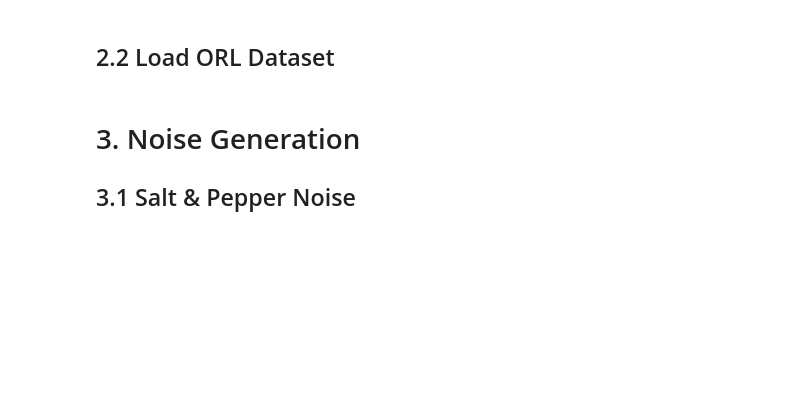
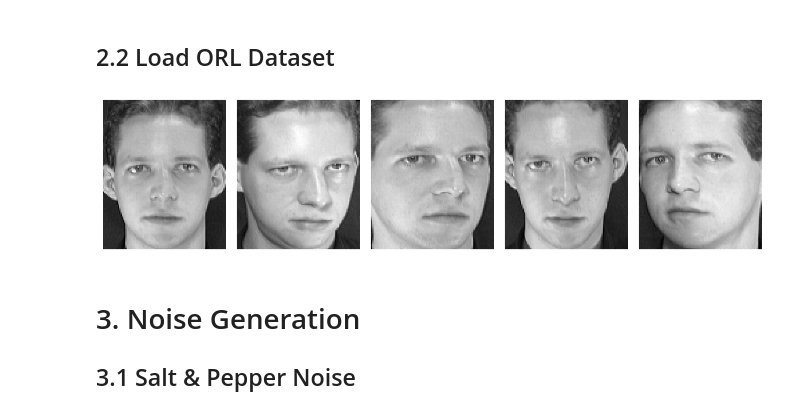
Before and after one commit to PartinGQAQ/COMP5328, a Jupyter notebook: Assignment_new_structure.ipynb, the cells around one changed output. Drawn from its saved outputs; the diff is of its cells as text; code cells hidden in the pictures; blank space fills up the shorter version.

```diff
--- a/Assignment_new_structure.ipynb
+++ b/Assignment_new_structure.ipynb
@@ -91,5 +91,47 @@ plt.show()
 # %% [markdown]
 ## 2.2 Load ORL Dataset
+# %%
+def load_orl_data(root="./data/ORL", reduce=1):
+
+    image_cols, label_list = [], []
+
+    for idx, person_name in enumerate(sorted(os.listdir(root))):
+        person_path = os.path.join(root, person_name)
+        if not os.path.isdir(person_path):
+            continue
+
+        for fname in sorted(os.listdir(person_path)):
+            if not fname.lower().endswith(".pgm"):
+                continue
+            img_path = os.path.join(person_path, fname)
+            img = Image.open(img_path).convert("L")
+            if reduce != 1:
+                w, h = img.size
+                img = img.resize((w // reduce, h // reduce))
+
+            arr = np.asarray(img, dtype=np.float32) / 255.0
+            image_cols.append(arr.reshape(-1, 1))
+            label_list.append(idx)
+
+    images = np.concatenate(image_cols, axis=1)
+    labels = np.array(label_list, dtype=int)
+    return images, labels
+
+# Read data
+images, labels = load_orl_data(root="./data/ORL", reduce=1)
+
+# Display the first 10 images
+plt.figure(figsize=(10, 2.5))
+for i in range(5):
+    img_matrix = images[:, i].reshape(112, 92)
+    plt.subplot(1, 5, i + 1)
+    plt.imshow(img_matrix, cmap='gray', interpolation='nearest')
+    plt.axis("off")
+
+plt.tight_layout()
+plt.show()
+# %% [output]
+[figure, added]
 # %% [markdown]
 
 # 3. Noise Generation
```
Also changed, not shown: parts of 9 cells of this notebook.
